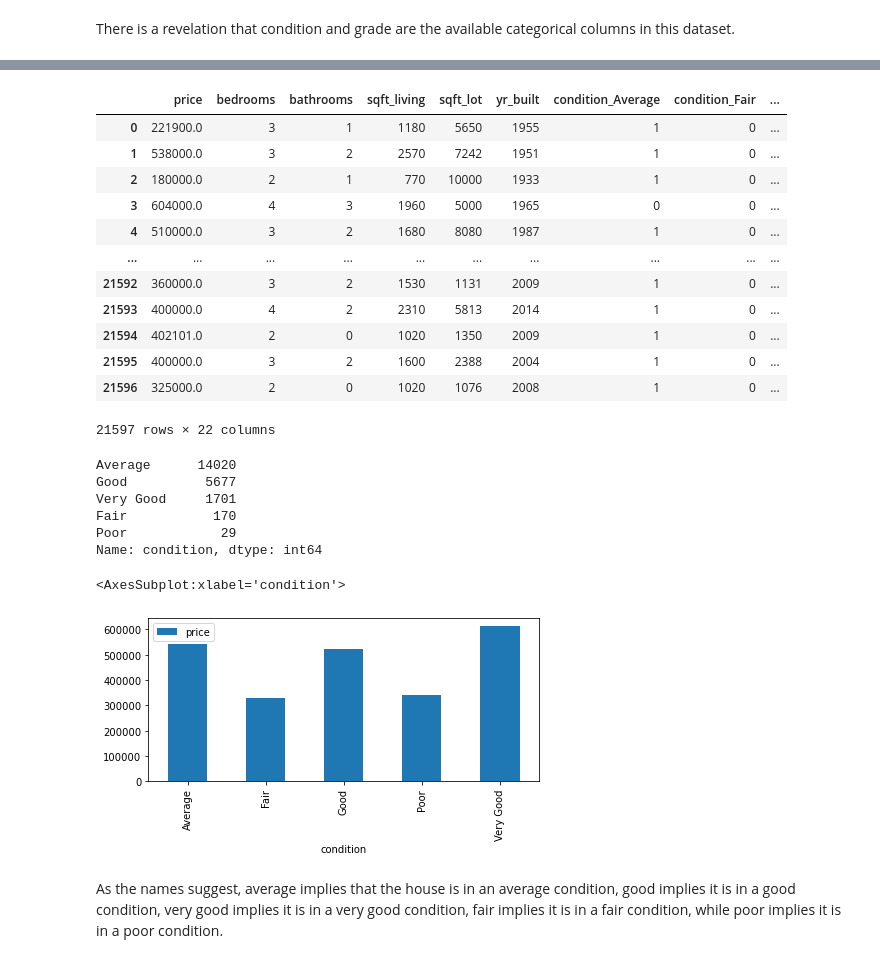
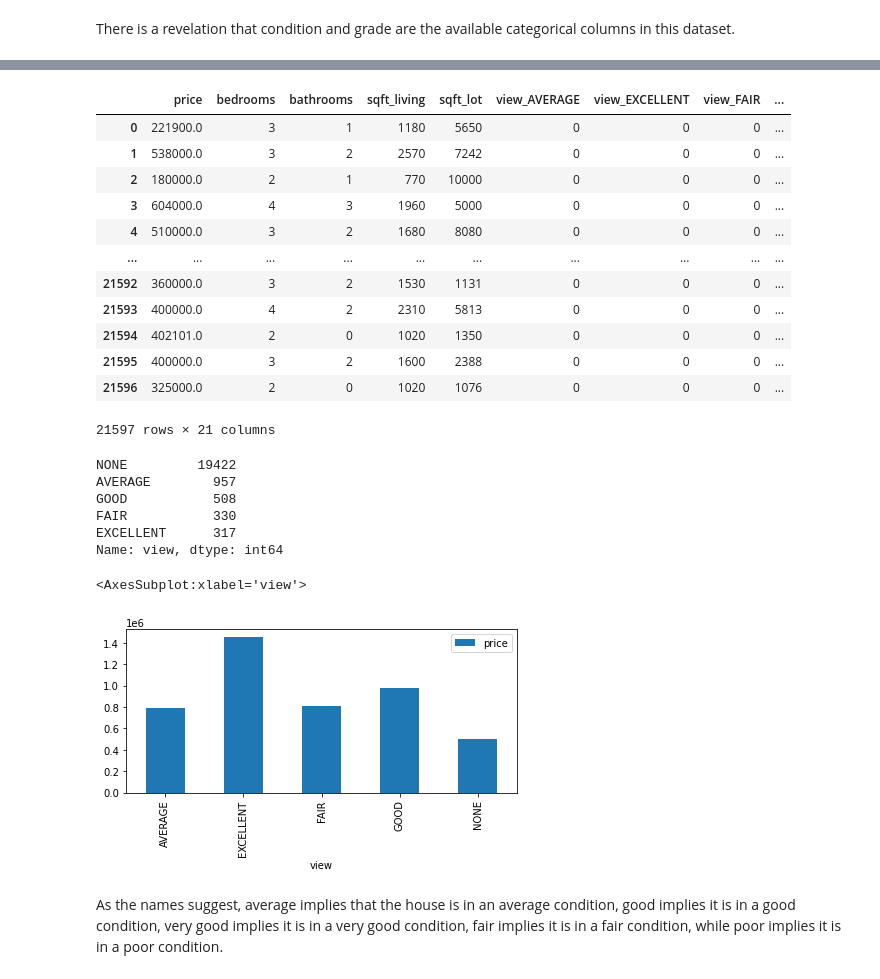
Before and after one commit to Bonnie10/Housing_Project, a Jupyter notebook: student.ipynb, the cells around one changed output, grey strips where cells are left out. Saved outputs shown, nothing was run; the diff lists cells and outputs as text; code cells hidden in the pictures.

```diff
--- a/student.ipynb
+++ b/student.ipynb
@@ -163,6 +135,6 @@ dtype: int64
 The waterfront and yr_renovated columns are worth dropping
 # %%
 # loading the relevant dataset
-df = data[['price' , 'bedrooms' , 'bathrooms' , 'sqft_living' , 'sqft_lot' , 'waterfront' , 'condition' , 'grade' , 'yr_built']]
+df = data[['price' , 'bedrooms' , 'bathrooms' , 'sqft_living' , 'sqft_lot' , 'view' , 'grade']]
 df.head()
 # %% [output]
@@ -224,5 +192,4 @@ The waterfront column is the only column with missing values in this chosen data
 # %%
 # dropping off the waterfront column
-cleandf = df.drop(['waterfront'], axis = 1)
-cleandf
+df
 # %% [output]
@@ -242,6 +209,6 @@ cleandf
 # %% [markdown]
 A further exploration of the data reveals bathroom is in float which does not make sense. We cannot have 2.25 bathrooms as the data depicts. Thus, there is a need to rectify this before rendering our data clean.
 # %%
-cleandf['bathrooms'] = cleandf.bathrooms.astype(int)
-cleandf
+df['bathrooms'] = cleandf.bathrooms.astype(int)
+df
 # %% [output]
@@ -510,34 +506,36 @@ There is a revelation that condition and grade are the available categorical col
 # %%
-# using pandas to one-hot encode on the entire dataframes that seem categorical
-pd.get_dummies(cleandf, columns = ['condition' , 'grade'])
+# using pandas to one-hot encode on the identified dataframes that are categorical
+pd.get_dummies(df, columns = ['view' , 'grade'])
 # %% [output]
-|  | price | bedrooms | bathrooms | sqft_living | sqft_lot | yr_built | condition_Average | condition_Fair | ... |
-| 0 | 221900.0 | 3 | 1 | 1180 | 5650 | 1955 | 1 | 0 | ... |
-| 1 | 538000.0 | 3 | 2 | 2570 | 7242 | 1951 | 1 | 0 | ... |
-| 2 | 180000.0 | 2 | 1 | 770 | 10000 | 1933 | 1 | 0 | ... |
-| 3 | 604000.0 | 4 | 3 | 1960 | 5000 | 1965 | 0 | 0 | ... |
-| 4 | 510000.0 | 3 | 2 | 1680 | 8080 | 1987 | 1 | 0 | ... |
+|  | price | bedrooms | bathrooms | sqft_living | sqft_lot | view_AVERAGE | view_EXCELLENT | view_FAIR | ... |
+| 0 | 221900.0 | 3 | 1 | 1180 | 5650 | 0 | 0 | 0 | ... |
+| 1 | 538000.0 | 3 | 2 | 2570 | 7242 | 0 | 0 | 0 | ... |
+| 2 | 180000.0 | 2 | 1 | 770 | 10000 | 0 | 0 | 0 | ... |
+| 3 | 604000.0 | 4 | 3 | 1960 | 5000 | 0 | 0 | 0 | ... |
+| 4 | 510000.0 | 3 | 2 | 1680 | 8080 | 0 | 0 | 0 | ... |
 | ... | ... | ... | ... | ... | ... | ... | ... | ... | ... |
-| 21592 | 360000.0 | 3 | 2 | 1530 | 1131 | 2009 | 1 | 0 | ... |
-| 21593 | 400000.0 | 4 | 2 | 2310 | 5813 | 2014 | 1 | 0 | ... |
-| 21594 | 402101.0 | 2 | 0 | 1020 | 1350 | 2009 | 1 | 0 | ... |
-| 21595 | 400000.0 | 3 | 2 | 1600 | 2388 | 2004 | 1 | 0 | ... |
-| 21596 | 325000.0 | 2 | 0 | 1020 | 1076 | 2008 | 1 | 0 | ... |
+| 21592 | 360000.0 | 3 | 2 | 1530 | 1131 | 0 | 0 | 0 | ... |
+| 21593 | 400000.0 | 4 | 2 | 2310 | 5813 | 0 | 0 | 0 | ... |
+| 21594 | 402101.0 | 2 | 0 | 1020 | 1350 | 0 | 0 | 0 | ... |
+| 21595 | 400000.0 | 3 | 2 | 1600 | 2388 | 0 | 0 | 0 | ... |
+| 21596 | 325000.0 | 2 | 0 | 1020 | 1076 | 0 | 0 | 0 | ... |
-21597 rows × 22 columns
+21597 rows × 21 columns
-# %%
-cleandf['condition'].value_counts()
-# %% [output]
-Average      14020
-Good          5677
-Very Good     1701
-Fair           170
-Poor            29
-Name: condition, dtype: int64
+# %%
+# Checking distributions in numbers
+df['view'].value_counts()
+# %% [output]
+NONE         19422
+AVERAGE        957
+GOOD           508
+FAIR           330
+EXCELLENT      317
+Name: view, dtype: int64
 # %%
+# Visualizing the distributions
 fig, ax = plt.subplots(figsize = (7 , 3))
-cleandf.groupby('condition').mean().plot.bar(y = 'price' , ax =ax)
+df.groupby('view').mean().plot.bar(y = 'price' , ax =ax)
 # %% [output]
-<AxesSubplot:xlabel='condition'>
+<AxesSubplot:xlabel='view'>
-[figure, old version]
+[figure, new version]
 # %% [markdown]
 As the names suggest, average implies that the house is in an average condition, good implies it is in a good condition, very good implies it is in a very good condition, fair implies it is in a fair condition, while poor implies it is in a poor condition.
```
Also changed, not shown: parts of 77 cells of this notebook.
